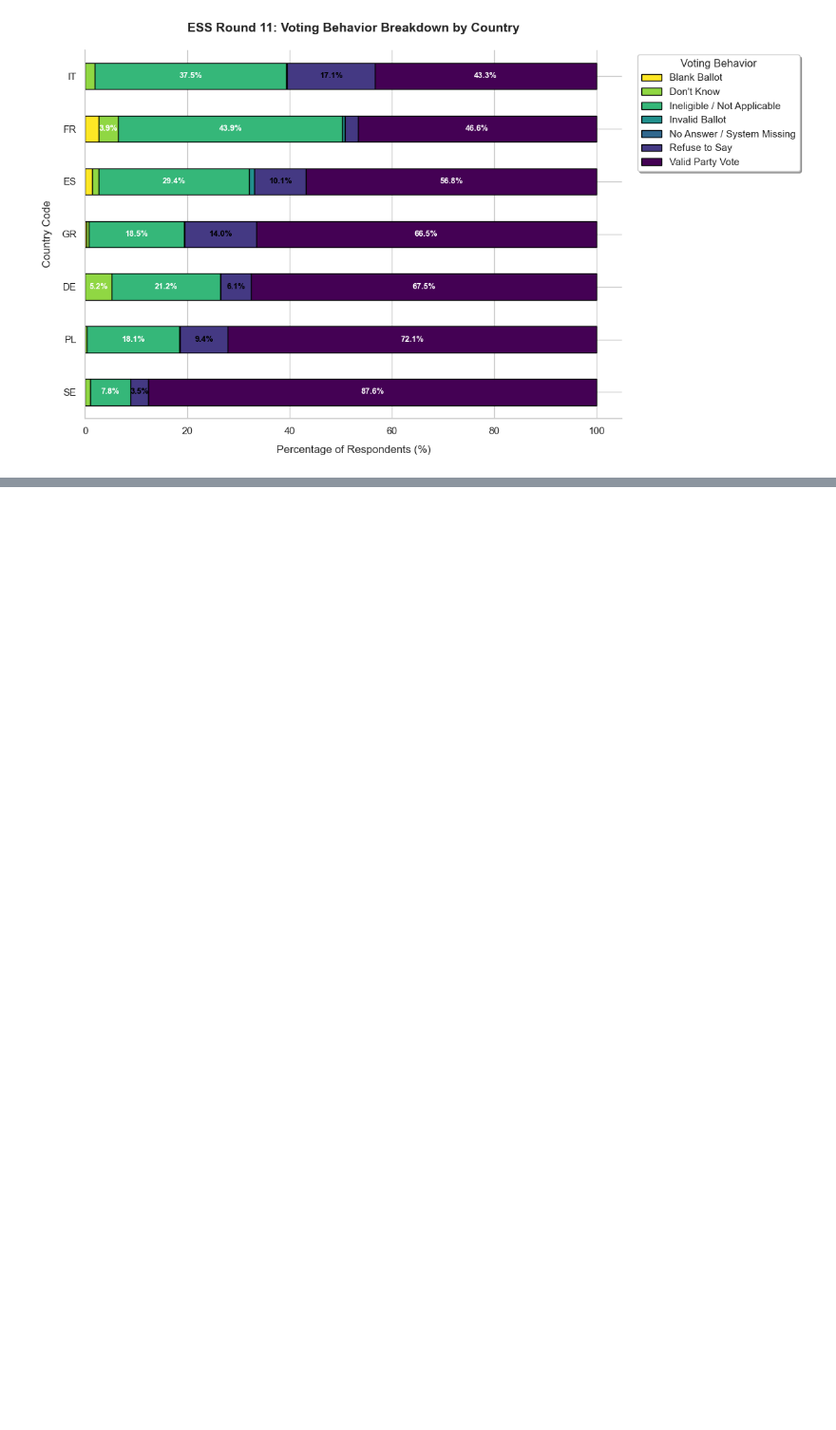
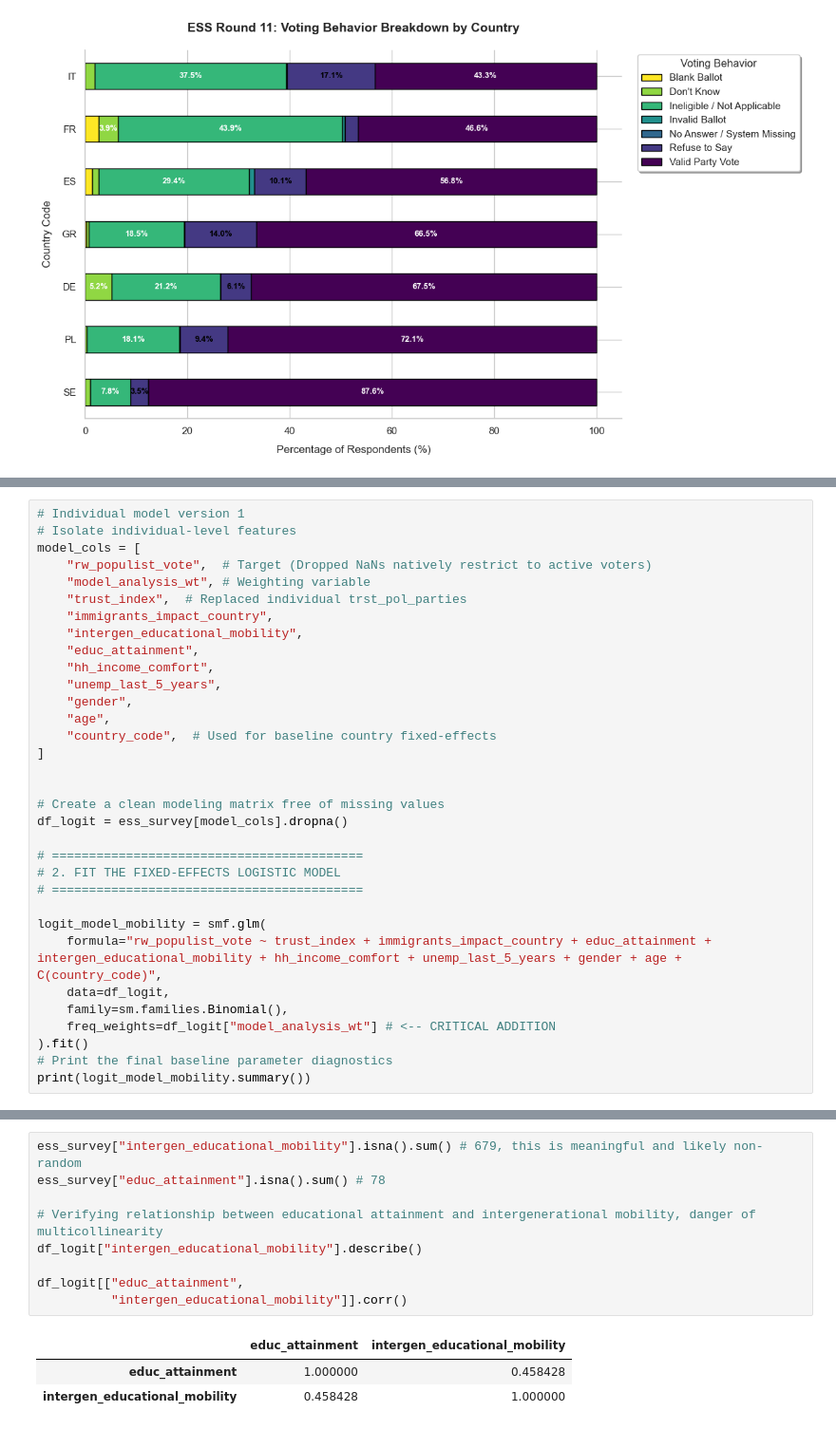
Before and after one commit to ksandrolini/resilience_gap_project, a Jupyter notebook: wrangling/data_wrangling.ipynb, the cells around one changed output, grey strips where cells are left out. Shown at 95% size. Saved outputs shown, nothing was run; the diff lists cells and outputs as text; blank space fills up the shorter version.

```diff
--- a/wrangling/data_wrangling.ipynb
+++ b/wrangling/data_wrangling.ipynb
@@ -903,0 +983,33 @@ Group Var                      0.021    0.036
+# %%
+# Individual model version 1
+# Isolate individual-level features
+model_cols = [
+    "rw_populist_vote",  # Target (Dropped NaNs natively restrict to active voters)
+    "model_analysis_wt", # Weighting variable
+    "trust_index",  # Replaced individual trst_pol_parties
+    "immigrants_impact_country",
+    "intergen_educational_mobility",
+    "educ_attainment",
+    "hh_income_comfort",
+    "unemp_last_5_years",
+    "gender",
+    "age",
+    "country_code",  # Used for baseline country fixed-effects
+]
+
+
+# Create a clean modeling matrix free of missing values
+df_logit = ess_survey[model_cols].dropna()
+
+# ==========================================
+# 2. FIT THE FIXED-EFFECTS LOGISTIC MODEL
+# ==========================================
+
+logit_model_mobility = smf.glm(
+    formula="rw_populist_vote ~ trust_index + immigrants_impact_country + educ_attainment + intergen_educational_mobility + hh_income_comfort + unemp_last_5_years + gender + age + C(country_code)",
+    data=df_logit,
+    family=sm.families.Binomial(),
+    freq_weights=df_logit["model_analysis_wt"] # <-- CRITICAL ADDITION
+).fit()
+# Print the final baseline parameter diagnostics
+print(logit_model_mobility.summary())
@@ -903,0 +1040,13 @@ Group Var                      0.021    0.036
+# %%
+ess_survey["intergen_educational_mobility"].isna().sum() # 679, this is meaningful and likely non-random
+ess_survey["educ_attainment"].isna().sum() # 78
+
+# Verifying relationship between educational attainment and intergenerational mobility, danger of multicollinearity
+df_logit["intergen_educational_mobility"].describe()
+
+df_logit[["educ_attainment",
+          "intergen_educational_mobility"]].corr()
+# %% [output]
+|  | educ_attainment | intergen_educational_mobility |
+| educ_attainment | 1.000000 | 0.458428 |
+| intergen_educational_mobility | 0.458428 | 1.000000 |
```
Also changed, not shown: parts of 37 cells of this notebook, 3 other files.
